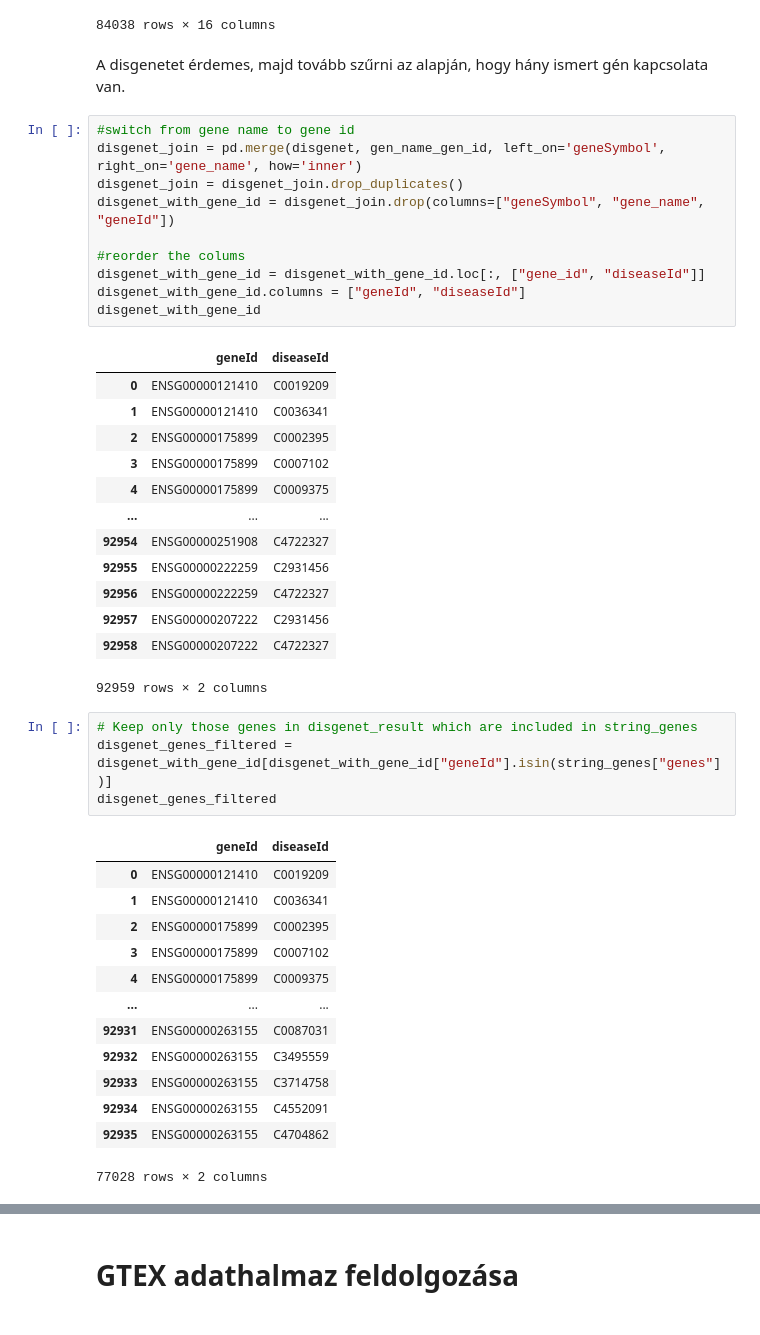
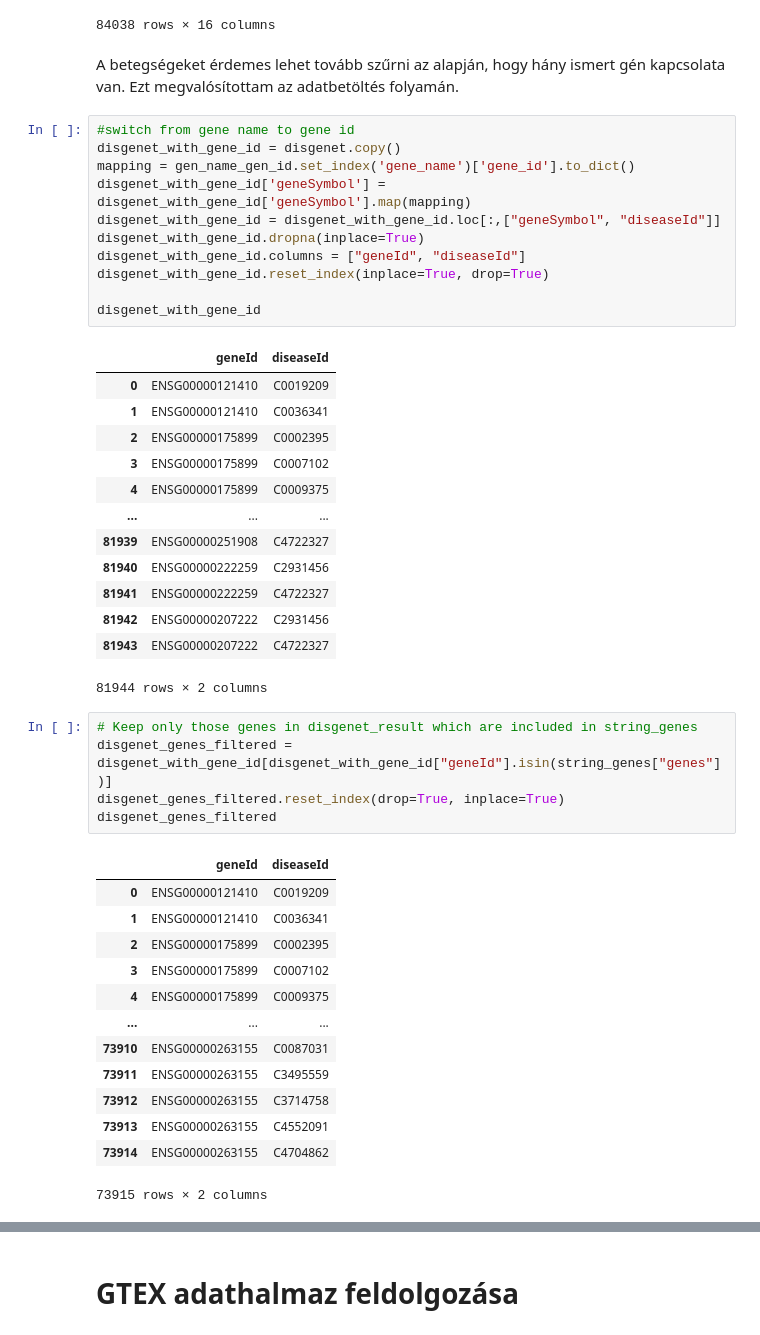
Before and after one commit to Nemes2000/gene-disease-gnn, a Jupyter notebook: notebooks/data_process.ipynb, the cells around one changed output, grey strips where cells are left out. Cells and saved outputs as stored; diff of their text form.

```diff
--- a/notebooks/data_process.ipynb
+++ b/notebooks/data_process.ipynb
@@ -184,34 +188,36 @@ disgenet
 | 84037 | 109580095 | HBB-LCR | 0.743 | 0.115 | C0271979 | Thalassemia Intermedia | disease | C16;C15 | ... |
 84038 rows × 16 columns
 # %% [markdown]
-A disgenetet érdemes, majd tovább szűrni az alapján, hogy hány ismert gén kapcsolata van.
+A betegségeket érdemes lehet tovább szűrni az alapján, hogy hány ismert gén kapcsolata van. Ezt megvalósítottam az adatbetöltés folyamán.
 # %%
 #switch from gene name to gene id
-disgenet_join = pd.merge(disgenet, gen_name_gen_id, left_on='geneSymbol', right_on='gene_name', how='inner')
-disgenet_join = disgenet_join.drop_duplicates()
-disgenet_with_gene_id = disgenet_join.drop(columns=["geneSymbol", "gene_name", "geneId"])
+disgenet_with_gene_id = disgenet.copy()
+mapping = gen_name_gen_id.set_index('gene_name')['gene_id'].to_dict()
+disgenet_with_gene_id['geneSymbol'] = disgenet_with_gene_id['geneSymbol'].map(mapping)
+disgenet_with_gene_id = disgenet_with_gene_id.loc[:,["geneSymbol", "diseaseId"]]
+disgenet_with_gene_id.dropna(inplace=True)
+disgenet_with_gene_id.columns = ["geneId", "diseaseId"]
+disgenet_with_gene_id.reset_index(inplace=True, drop=True)
 
-#reorder the colums
-disgenet_with_gene_id = disgenet_with_gene_id.loc[:, ["gene_id", "diseaseId"]]
-disgenet_with_gene_id.columns = ["geneId", "diseaseId"]
 disgenet_with_gene_id
 # %% [output]
 |  | geneId | diseaseId |
 | 0 | ENSG00000121410 | C0019209 |
 | 1 | ENSG00000121410 | C0036341 |
 | 2 | ENSG00000175899 | C0002395 |
 | 3 | ENSG00000175899 | C0007102 |
 | 4 | ENSG00000175899 | C0009375 |
 | ... | ... | ... |
-| 92954 | ENSG00000251908 | C4722327 |
-| 92955 | ENSG00000222259 | C2931456 |
-| 92956 | ENSG00000222259 | C4722327 |
-| 92957 | ENSG00000207222 | C2931456 |
-| 92958 | ENSG00000207222 | C4722327 |
+| 81939 | ENSG00000251908 | C4722327 |
+| 81940 | ENSG00000222259 | C2931456 |
+| 81941 | ENSG00000222259 | C4722327 |
+| 81942 | ENSG00000207222 | C2931456 |
+| 81943 | ENSG00000207222 | C4722327 |
-92959 rows × 2 columns
+81944 rows × 2 columns
 # %%
 # Keep only those genes in disgenet_result which are included in string_genes
 disgenet_genes_filtered = disgenet_with_gene_id[disgenet_with_gene_id["geneId"].isin(string_genes["genes"])]
+disgenet_genes_filtered.reset_index(drop=True, inplace=True)
 disgenet_genes_filtered
 # %% [output]
 |  | geneId | diseaseId |
@@ -221,9 +227,9 @@ disgenet_genes_filtered
 | 3 | ENSG00000175899 | C0007102 |
 | 4 | ENSG00000175899 | C0009375 |
 | ... | ... | ... |
-| 92931 | ENSG00000263155 | C0087031 |
-| 92932 | ENSG00000263155 | C3495559 |
-| 92933 | ENSG00000263155 | C3714758 |
-| 92934 | ENSG00000263155 | C4552091 |
-| 92935 | ENSG00000263155 | C4704862 |
+| 73910 | ENSG00000263155 | C0087031 |
+| 73911 | ENSG00000263155 | C3495559 |
+| 73912 | ENSG00000263155 | C3714758 |
+| 73913 | ENSG00000263155 | C4552091 |
+| 73914 | ENSG00000263155 | C4704862 |
-77028 rows × 2 columns
+73915 rows × 2 columns
```
Also changed, not shown: parts of 8 cells of this notebook.
